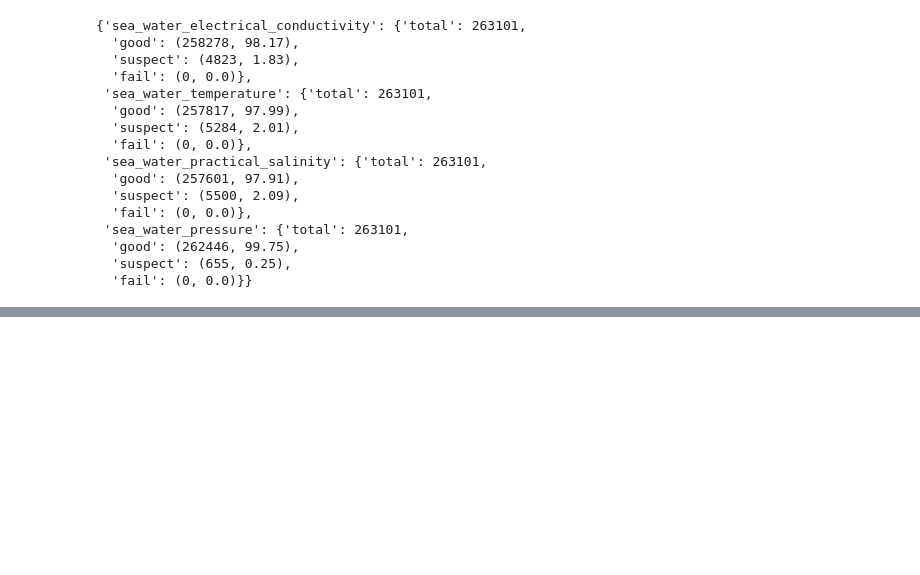
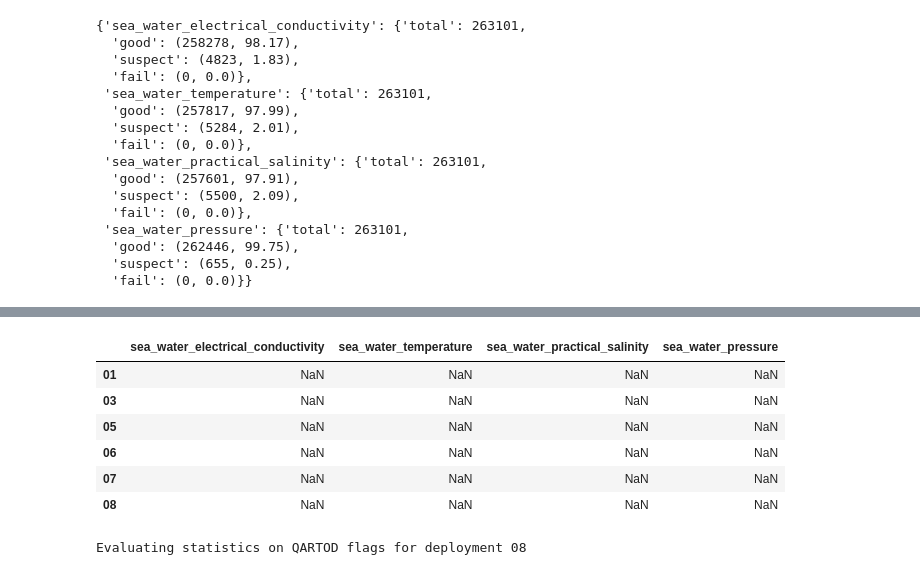
Before and after one commit to cooleyky/qartod_testing, a Jupyter notebook: notebooks/03-Gross-range-comparison-statistics.ipynb, the cells around one changed output, grey strips where cells are left out. Cells and saved outputs as stored; diff of their text form; code cells hidden in the pictures; blank space fills up the shorter version.

```diff
--- a/notebooks/03-Gross-range-comparison-statistics.ipynb
+++ b/notebooks/03-Gross-range-comparison-statistics.ipynb
@@ -416,0 +234,40 @@ qartod_flag_stats.to_csv(csv_path)
+# %%
+# for m in enumerate(expected_files):
+m = 5
+local_file = local_files[m]
+expected_file = expected_files[m]
+
+# get deployment from current file, then open local test and expected test datasets
+deployment = re.findall('00[0-2][0-9]', local_file)[0][-2:]
+local_ds = xr.open_dataset(local_file)
+expected_ds = xr.open_dataset(expected_file)
+# %%
+# Get parameters that have QARTOD executed from expected test dataset
+test_parameters = dp.get_test_parameters(expected_ds)
+parameters = list(test_parameters.keys())
+
+# Separate QARTOD test flags in expected test dataset by QARTOD test name
+expected_ds = dp.parse_qartod_executed(expected_ds, parameters)
+# %%
+# Loop through parameters while updating dictionaries for mismatched flags
+mismatch.update({ f"{deployment}" : {} })
+for param in parameters:
+    mismatch[f"{deployment}"].update({f"{param}" : {} })
+
+    # Evaluate comparison of local test and expected test flags to update dictionary of differences in the results
+    print("Checking for mismatched QARTOD flags in "f"{param}")
+    flag_mismatch = dp.run_comparison(expected_ds, param, local_ds)
+
+    if flag_mismatch is None:
+        print("No mismatched values found")
+        mismatch[f"{deployment}"].update({
+                f"{param}" : np.nan
+        })
+
+    else:
+        mismatch[f"{deployment}"][f"{param}"].update({
+                'datetimes' : expected_ds['time'][flag_mismatch].values,
+                'expected_flags' : expected_ds[f"{param}_qartod_gross_range_test"][flag_mismatch].values,
+                'local_flags' : local_ds[param][flag_mismatch].values,
+                'file_name' : f"{expected_file}"
+        })
@@ -416,0 +283,21 @@ qartod_flag_stats.to_csv(csv_path)
+# %%
+mismatch = pd.DataFrame.from_dict(mismatch, orient='index')
+# mismatch2 = mismatch.set_index([deployment], [parameters])
+mismatch
+# %% [output]
+|  | sea_water_electrical_conductivity | sea_water_temperature | sea_water_practical_salinity | sea_water_pressure |
+| 01 | NaN | NaN | NaN | NaN |
+| 03 | NaN | NaN | NaN | NaN |
+| 05 | NaN | NaN | NaN | NaN |
+| 06 | NaN | NaN | NaN | NaN |
+| 07 | NaN | NaN | NaN | NaN |
+| 08 | NaN | NaN | NaN | NaN |
+# %%
+# Evaluate statistics on expected QARTOD test flags
+print("Evaluating statistics on QARTOD flags for deployment "f"{deployment}")
+summary_results = dp.qartod_results_summary(expected_ds, parameters, "gross_range")
+
+# Update statistics dictionary for current deployment
+statistics.update({ f"{deployment}" : summary_results })
+# %% [output]
+Evaluating statistics on QARTOD flags for deployment 08
```
Also changed, not shown: parts of 23 cells of this notebook, 2 other files.
